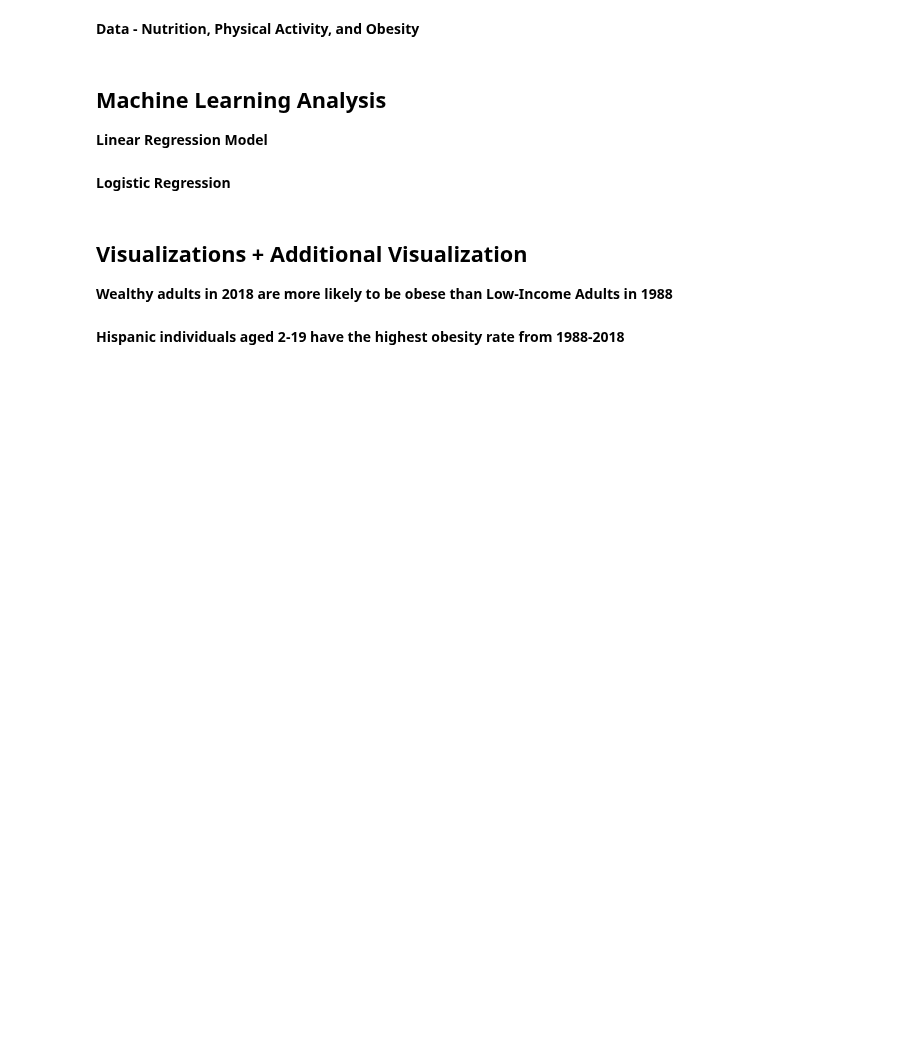
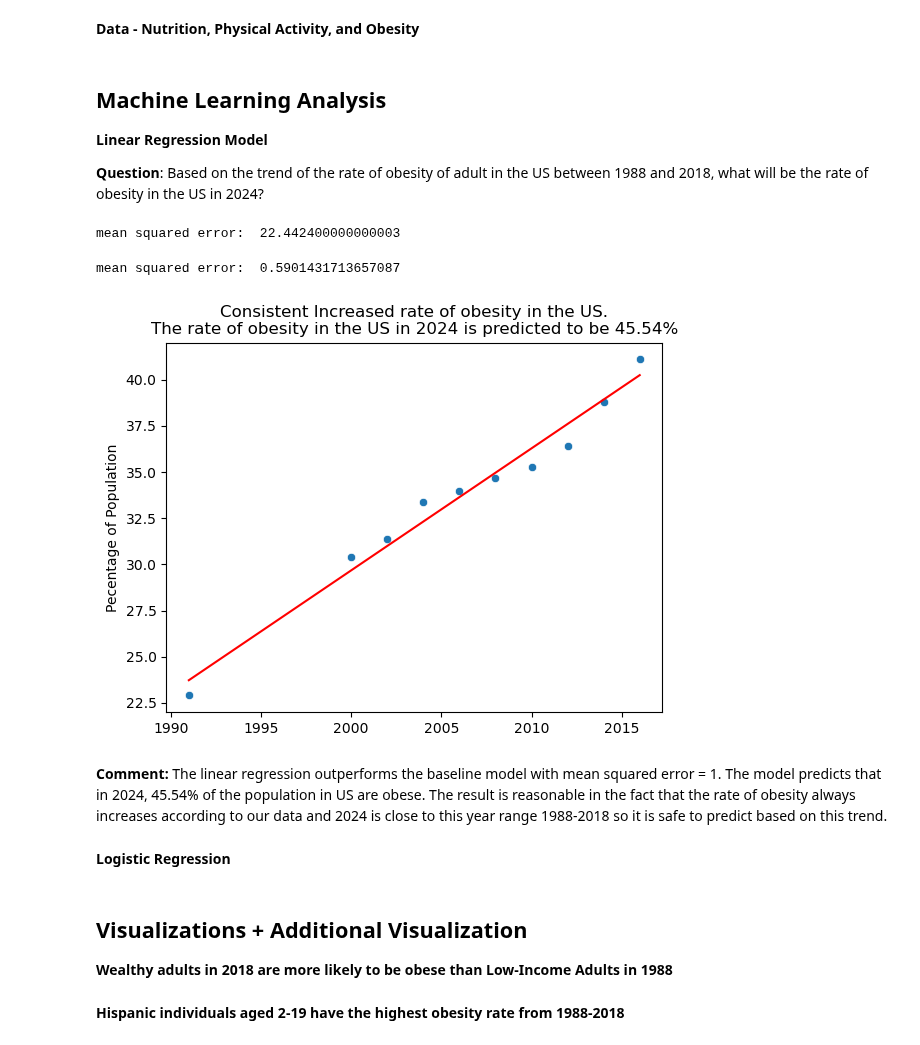
Before and after one commit to rafaymk02/Obesity-Factors-Analysis-US-, a Jupyter notebook: Final_Report.ipynb, the cells around one changed output. Drawn from its saved outputs; the diff is of its cells as text; code cells hidden in the pictures; blank space fills up the shorter version.

Commit message:
update Manh's visualization and ML

```diff
--- a/Final_Report.ipynb
+++ b/Final_Report.ipynb
@@ -18,3 +18,9 @@ import data1_helper # for analyzing data 1
 **Data - Obesity Among Children and Adolescents 2-19**
 # %% [markdown]
 **Data - Obesity Among Adults 20+**
+# %%
+obesity_adult = pd.read_csv("Normal_weight__overweight__and_obesity_among_adults_aged_20_and_over__by_selected_characteristics__United_States.csv")
+panelDict, unitDict, stubNameDict, stubLabelDict, yearDict, ageDict = data1_helper.getMapping(obesity_adult)
+raceGender_df = data1_helper.cleanGenderRace(obesity_adult)
+age_df = data1_helper.cleanAge(obesity_adult)
+raceGender_df.head()
@@ -23,6 +36,35 @@ import data1_helper # for analyzing data 1
 # %% [markdown]
 ## Machine Learning Analysis
 **Linear Regression Model**
+
+**Question**: Based on the trend of the rate of obesity of adult in the US between 1988 and 2018, what will be the rate of obesity in the US in 2024?
+# %%
+from scipy import stats
+import sklearn.metrics as sm
+
+# prepare data for ML
+middleYearDict = data1_helper.getMiddleYear(yearDict)
+generalObesity = data1_helper.getFilteredData(obesity_adult, 1, 3, 1, 1.1, middleYearDict)
+x = generalObesity["MiddleYear"]
+y = generalObesity["ESTIMATE"]
+# %%
+# baseline ML model: mean
+baselineML = data1_helper.MeanModel()
+data1_helper.fitAndEvaluate(baselineML, x, y)
+# %% [output]
+mean squared error:  22.442400000000003
+# %%
+# linear regression model
+linRegressML = data1_helper.LinearRegressionModel()
+data1_helper.fitAndEvaluate(linRegressML, x, y)
+# %% [output]
+mean squared error:  0.5901431713657087
+# %%
+data1_helper.plotML(generalObesity, linRegressML, x) # plot data and best fit line
+# %% [output]
+[figure, added]
+# %% [markdown]
+**Comment:** The linear regression outperforms the baseline model with mean squared error = 1. The model predicts that in 2024, 45.54% of the population in US are obese. The result is reasonable in the fact that the rate of obesity always increases according to our data and 2024 is close to this year range 1988-2018 so it is safe to predict based on this trend.
 # %% [markdown]
 **Logistic Regression**
 # %% [markdown]
```
Also changed, not shown: parts of 3 cells of this notebook.
